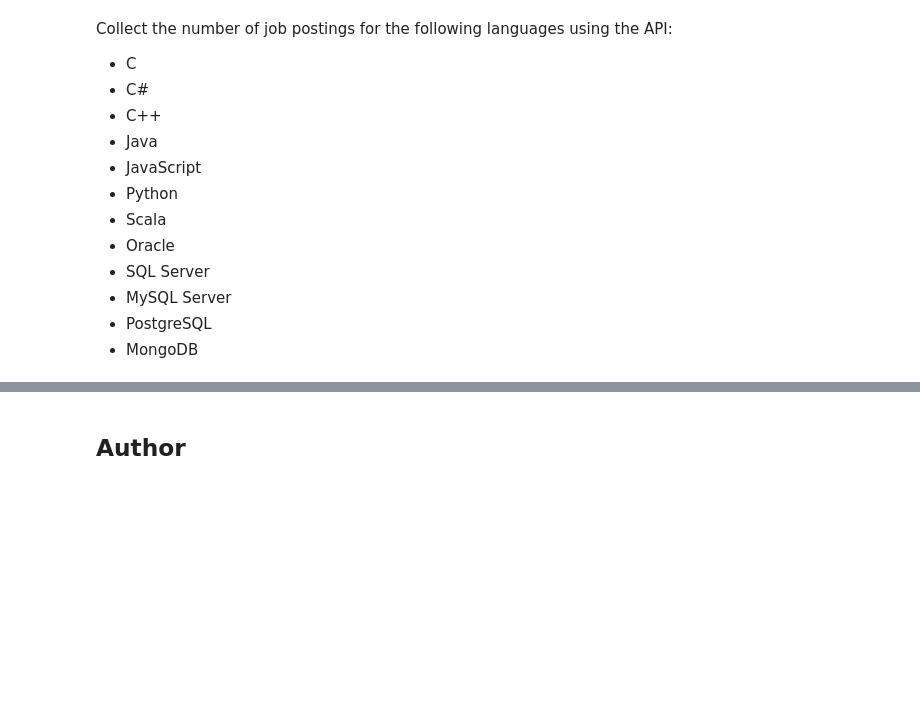
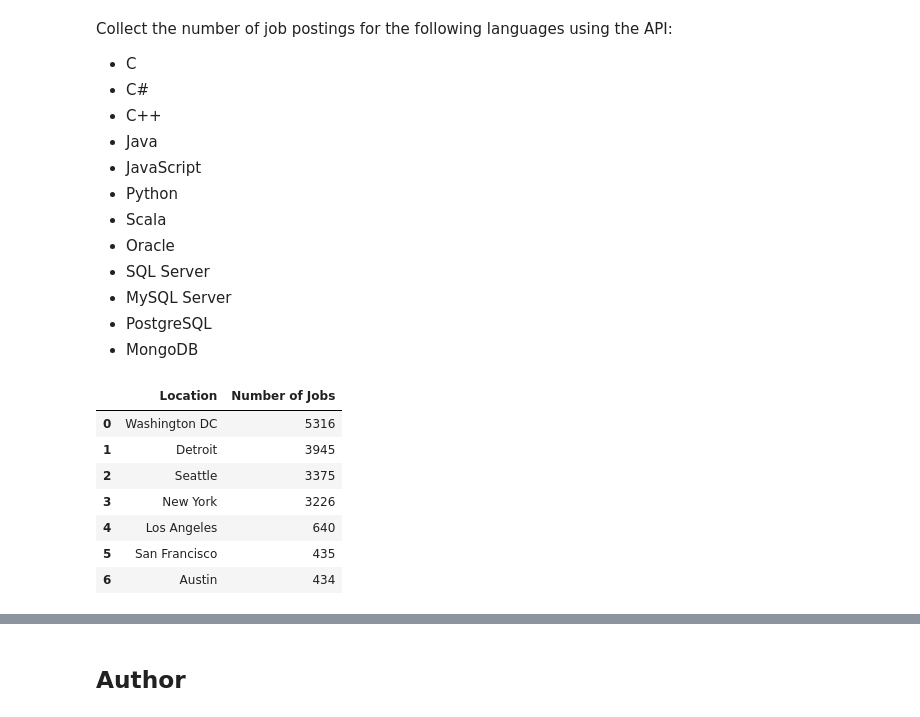
Before and after one commit to kemikupie/IBM-Data-Analyst-Capstone-Project, a Jupyter notebook: Hands-on Lab 2: Collecting Data Using APIs.ipynb, the cells around one changed output, grey strips where cells are left out. Saved outputs shown, nothing was run; the diff lists cells and outputs as text; code cells hidden in the pictures; blank space fills up the shorter version.

```diff
--- a/Hands-on Lab 2: Collecting Data Using APIs.ipynb
+++ b/Hands-on Lab 2: Collecting Data Using APIs.ipynb
@@ -273,3 +273,15 @@ for i in range(len(languages)):
 
 wb2.save('job-postings-languages Collected from API.xlsx')
 wb2.close()
+# %%
+job_posting_api=pd.read_excel('job-postings Collected from API.xlsx').sort_values(by='Number of Jobs', axis=0, ascending=False, kind='quicksort', ignore_index=True)
+job_posting_api
+# %% [output]
+|  | Location | Number of Jobs |
+| 0 | Washington DC | 5316 |
+| 1 | Detroit | 3945 |
+| 2 | Seattle | 3375 |
+| 3 | New York | 3226 |
+| 4 | Los Angeles | 640 |
+| 5 | San Francisco | 435 |
+| 6 | Austin | 434 |
```
Also changed, not shown: parts of 1 cell of this notebook.
